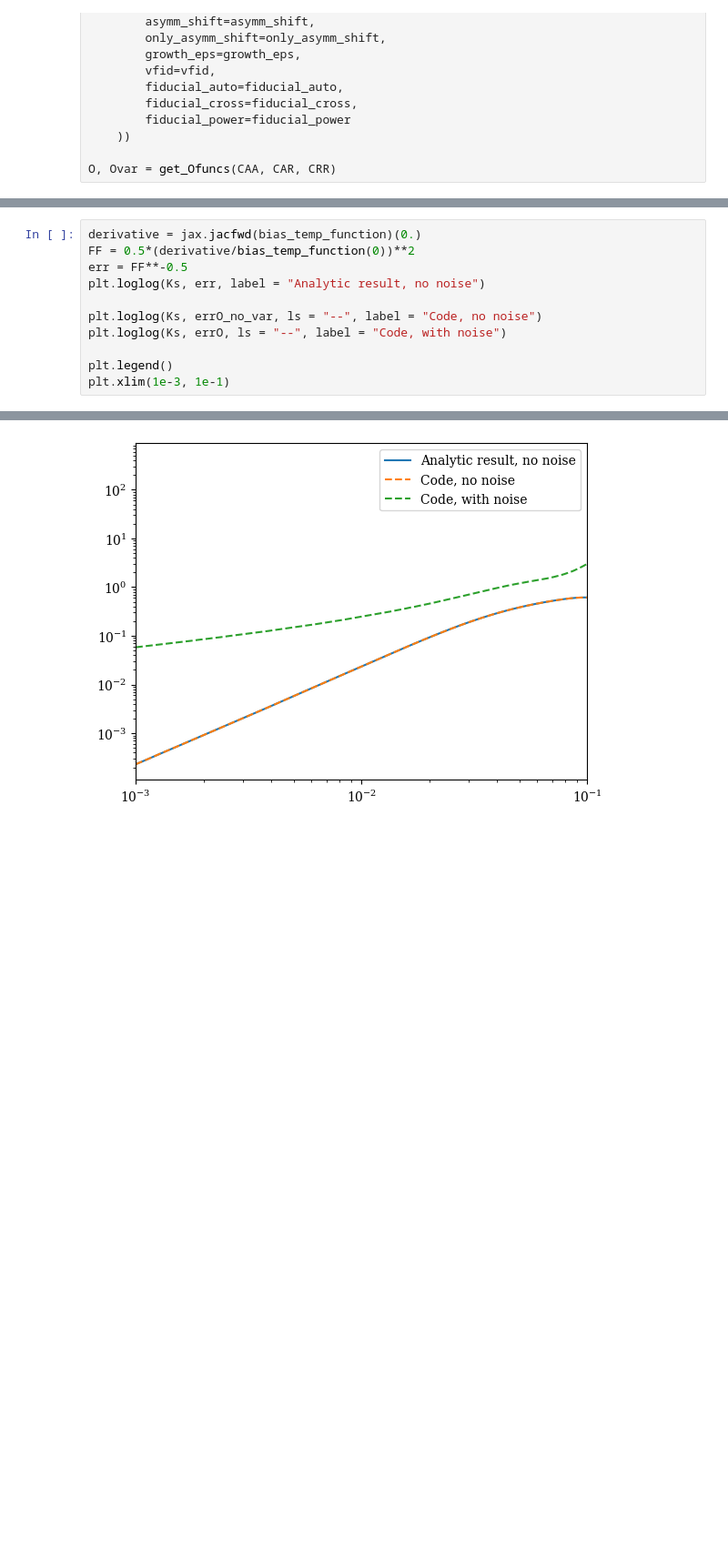
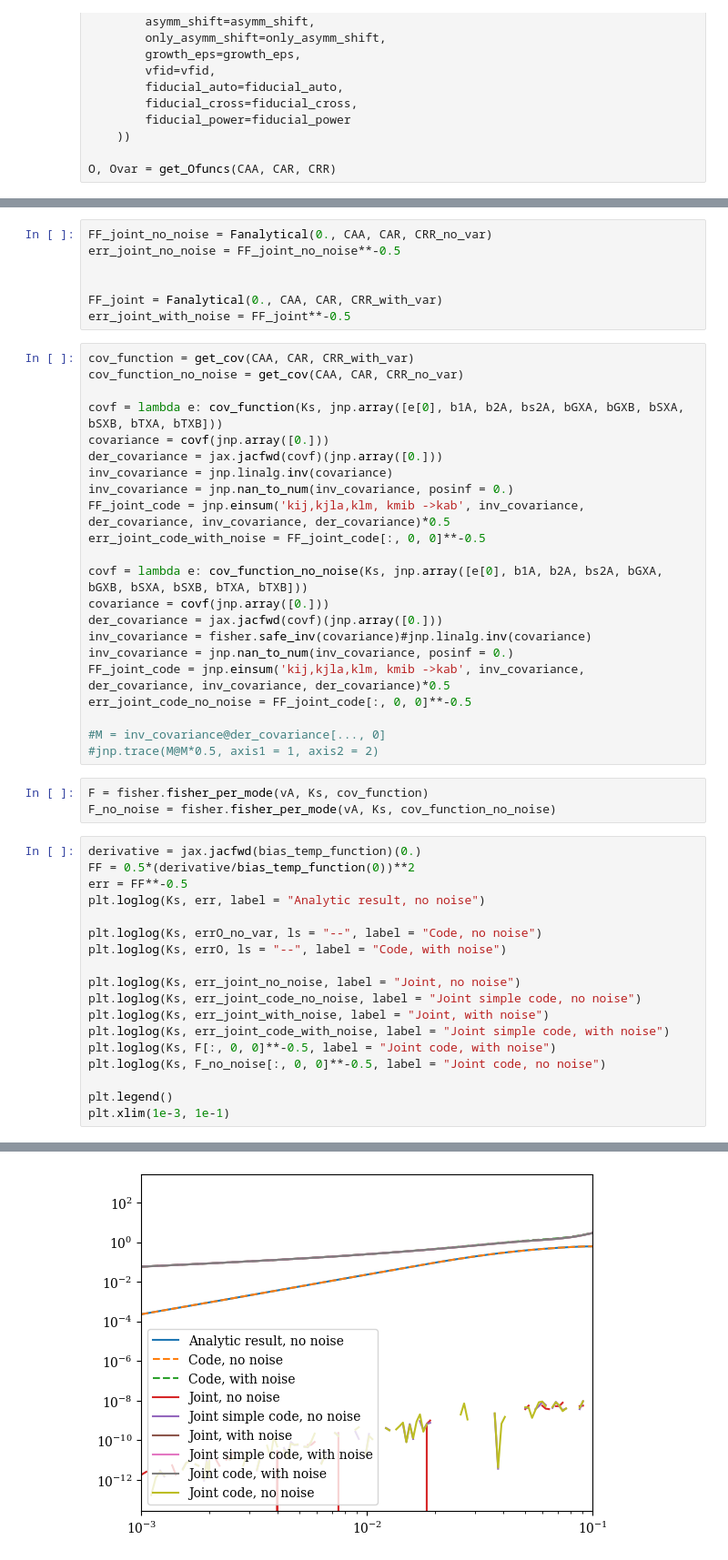
Before and after one commit to Saladino93/qeep, a Jupyter notebook: notebooks/paper/forecasts.ipynb, the cells around one changed output, grey strips where cells are left out. Shown at 91% size. Drawn from its saved outputs; the diff is of its cells as text; blank space fills up the shorter version.

```diff
--- a/notebooks/paper/forecasts.ipynb
+++ b/notebooks/paper/forecasts.ipynb
@@ -404,14 +377,53 @@ errO_no_var = FF**-0.5
+# %%
+FF_joint_no_noise = Fanalytical(0., CAA, CAR, CRR_no_var)
+err_joint_no_noise = FF_joint_no_noise**-0.5
+
+
+FF_joint = Fanalytical(0., CAA, CAR, CRR_with_var)
+err_joint_with_noise = FF_joint**-0.5
+# %%
+cov_function = get_cov(CAA, CAR, CRR_with_var)
+cov_function_no_noise = get_cov(CAA, CAR, CRR_no_var)
+
+covf = lambda e: cov_function(Ks, jnp.array([e[0], b1A, b2A, bs2A, bGXA, bGXB, bSXA, bSXB, bTXA, bTXB]))
+covariance = covf(jnp.array([0.]))
+der_covariance = jax.jacfwd(covf)(jnp.array([0.]))
+inv_covariance = jnp.linalg.inv(covariance)
+inv_covariance = jnp.nan_to_num(inv_covariance, posinf = 0.)
+FF_joint_code = jnp.einsum('kij,kjla,klm, kmib ->kab', inv_covariance, der_covariance, inv_covariance, der_covariance)*0.5
+err_joint_code_with_noise = FF_joint_code[:, 0, 0]**-0.5
+
+covf = lambda e: cov_function_no_noise(Ks, jnp.array([e[0], b1A, b2A, bs2A, bGXA, bGXB, bSXA, bSXB, bTXA, bTXB]))
+covariance = covf(jnp.array([0.]))
+der_covariance = jax.jacfwd(covf)(jnp.array([0.]))
+inv_covariance = fisher.safe_inv(covariance)#jnp.linalg.inv(covariance)
+inv_covariance = jnp.nan_to_num(inv_covariance, posinf = 0.)
+FF_joint_code = jnp.einsum('kij,kjla,klm, kmib ->kab', inv_covariance, der_covariance, inv_covariance, der_covariance)*0.5
+err_joint_code_no_noise = FF_joint_code[:, 0, 0]**-0.5
+
+#M = inv_covariance@der_covariance[..., 0]
+#jnp.trace(M@M*0.5, axis1 = 1, axis2 = 2)
+# %%
+F = fisher.fisher_per_mode(vA, Ks, cov_function)
+F_no_noise = fisher.fisher_per_mode(vA, Ks, cov_function_no_noise)
 # %%
 derivative = jax.jacfwd(bias_temp_function)(0.)
 FF = 0.5*(derivative/bias_temp_function(0))**2
 err = FF**-0.5
 plt.loglog(Ks, err, label = "Analytic result, no noise")
 
 plt.loglog(Ks, errO_no_var, ls = "--", label = "Code, no noise")
 plt.loglog(Ks, errO, ls = "--", label = "Code, with noise")
 
+plt.loglog(Ks, err_joint_no_noise, label = "Joint, no noise")
+plt.loglog(Ks, err_joint_code_no_noise, label = "Joint simple code, no noise")
+plt.loglog(Ks, err_joint_with_noise, label = "Joint, with noise")
+plt.loglog(Ks, err_joint_code_with_noise, label = "Joint simple code, with noise")
+plt.loglog(Ks, F[:, 0, 0]**-0.5, label = "Joint code, with noise")
+plt.loglog(Ks, F_no_noise[:, 0, 0]**-0.5, label = "Joint code, no noise")
+
 plt.legend()
 plt.xlim(1e-3, 1e-1)
 # %% [output]
 (0.001, 0.1)
-[figure, old version]
+[figure, new version]
```
Also changed, not shown: parts of 8 cells of this notebook, 1 other file.
